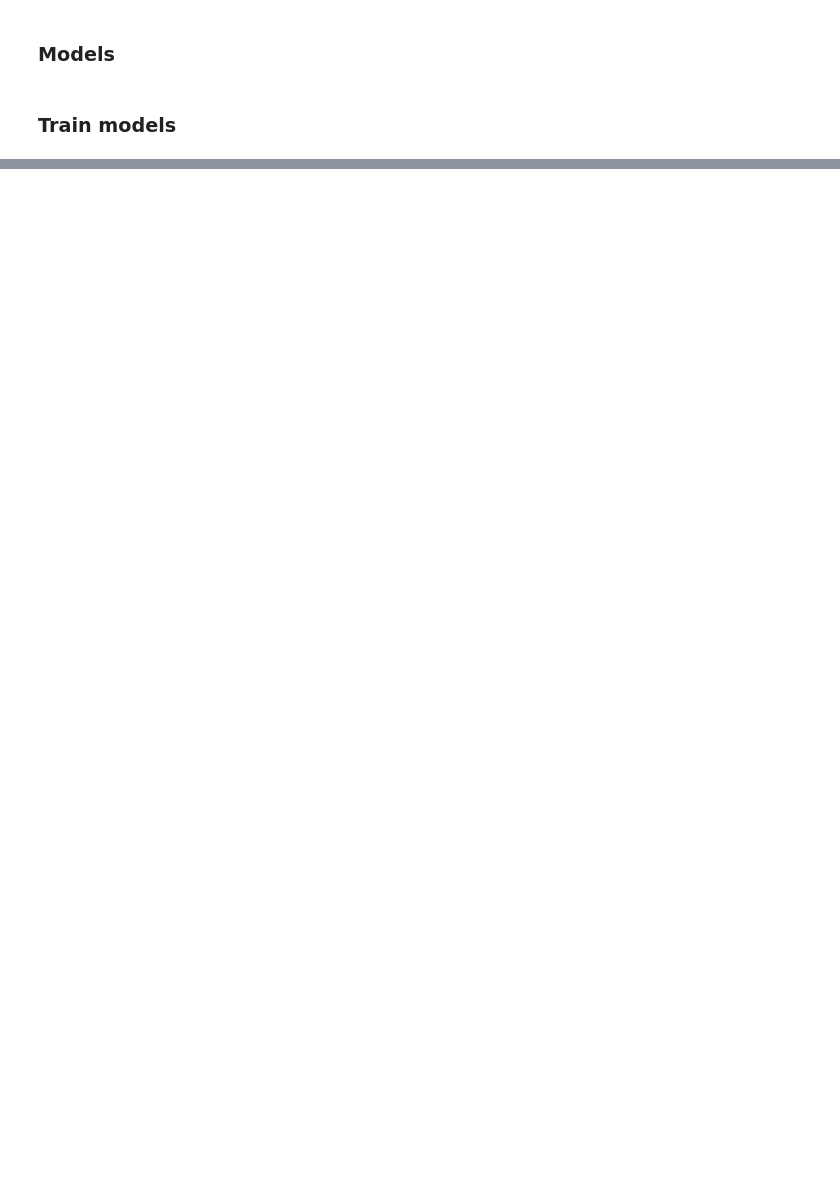
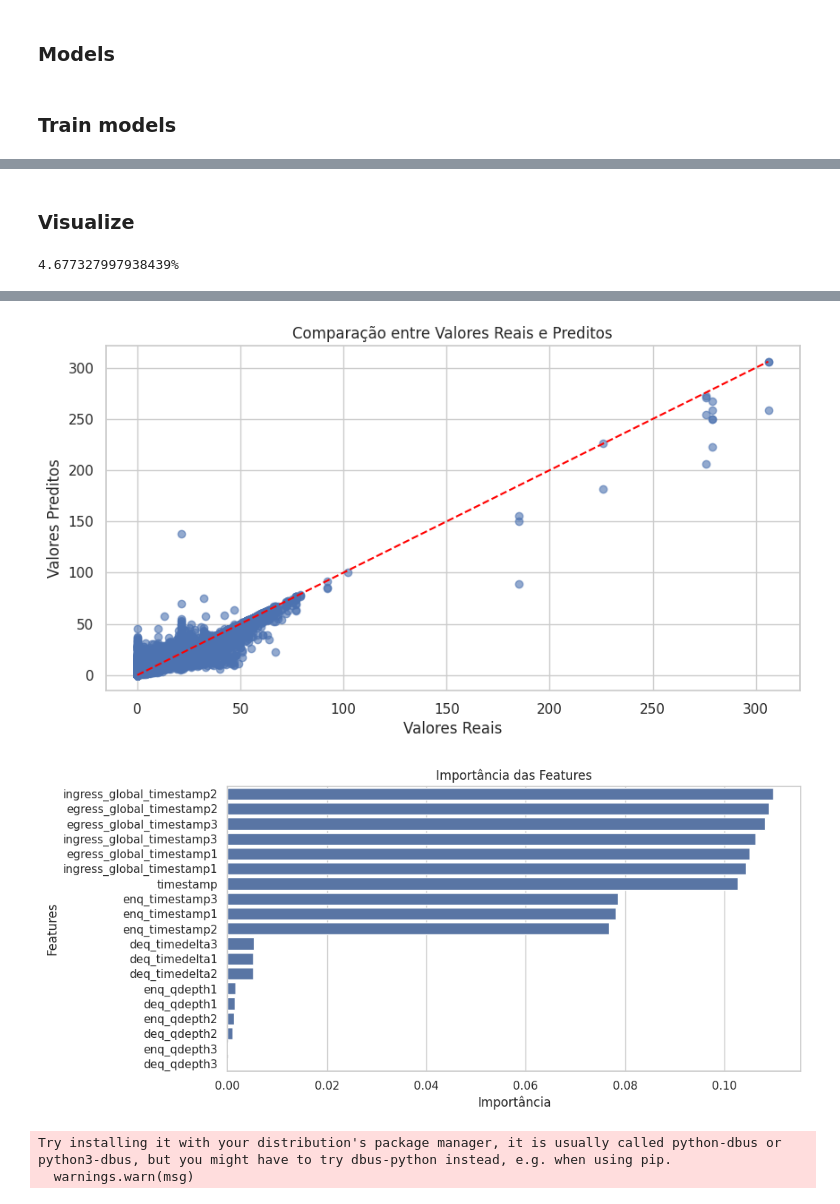
Before and after one commit to lukilme/search-telemetry-service-estimation, a Jupyter notebook: machine_learning.ipynb, the cells around one changed output, grey strips where cells are left out. Saved outputs shown, nothing was run; the diff lists cells and outputs as text; code cells hidden in the pictures; blank space fills up the shorter version.

```diff
--- a/machine_learning.ipynb
+++ b/machine_learning.ipynb
@@ -24,3 +24,5 @@ from joblib import dump, load
 # %%
 data_log, data_dash = get_data_frames()
 features, labels = get_data_merged(data_log, data_dash)
+features = features.drop(columns=["timestamp"])
+features
@@ -138,0 +344,8 @@ alert_end()
+# %%
+rf_mae, rf_nmae, rf_best_model, rf_X_val_scaled, rf_y_val = train_random_forest(features, labels)
+print(f"{rf_nmae*100}%")
+rf_y_pred = rf_best_model.predict(rf_X_val_scaled)
+visualize_results(rf_y_val, rf_y_pred, rf_best_model.feature_importances_, features.columns)
+alert_end()
+# %% [markdown]
+### Visualize
@@ -139,15 +366,5 @@ alert_end()
 # %%
-
-def visualize_results(y_true, y_pred, feature_importances, feature_names):
-    sns.set(style="whitegrid")
-
-    plt.figure(figsize=(10, 5))
-    plt.scatter(y_true, y_pred, alpha=0.6)
-    plt.plot([min(y_true), max(y_true)], [min(y_true), max(y_true)], color='red', linestyle='--')
-    plt.title('Comparação entre Valores Reais e Preditos')
-    plt.xlabel('Valores Reais')
-    plt.ylabel('Valores Preditos')
-    plt.show()
+def visualize_results(feature_importances, feature_names):
 
     feature_importances_df = pd.DataFrame({
         'Features': feature_names,
@@ -160,3 +377,10 @@ def visualize_results(y_true, y_pred, feature_importances, feature_names):
     plt.xlabel('Importância')
     plt.ylabel('Features')
     plt.show()
+# %%
+print(f"{rf_nmae*100}%")
+rf_y_pred = rf_best_model.predict(rf_X_val_scaled)
+visualize_results(rf_y_val, rf_y_pred, rf_best_model.feature_importances_, features.columns)
+alert_end()
+# %% [output]
+4.677327997938439%
@@ -162,0 +389,4 @@ def visualize_results(y_true, y_pred, feature_importances, feature_names):
+[figure, added]
+[figure, added]
+Try installing it with your distribution's package manager, it is usually called python-dbus or python3-dbus, but you might have to try dbus-python instead, e.g. when using pip.
+  warnings.warn(msg)
```
Also changed, not shown: parts of 12 cells of this notebook.
